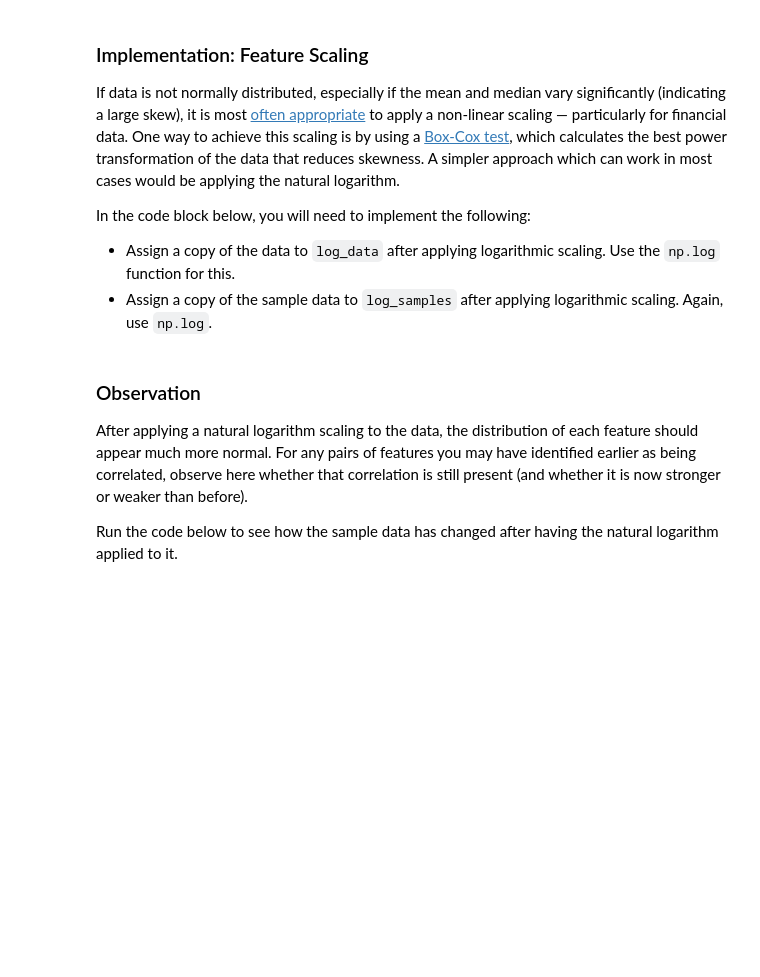
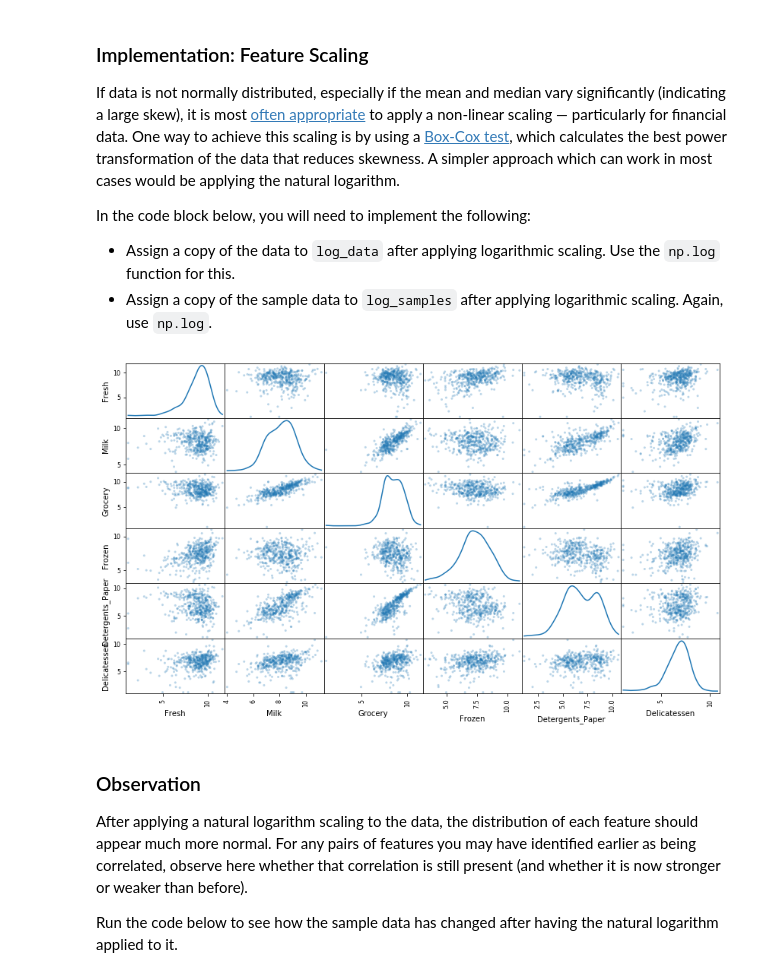
Before and after one commit to fernandolkf/machine-learning, a Jupyter notebook: projects/customer_segments/customer_segments.ipynb, the cells around one changed output. Cells and saved outputs as stored; diff of their text form; code cells hidden in the pictures; blank space fills up the shorter version.

```diff
--- a/projects/customer_segments/customer_segments.ipynb
+++ b/projects/customer_segments/customer_segments.ipynb
@@ -185,13 +185,15 @@ In the code block below, you will need to implement the following:
  - Assign a copy of the sample data to `log_samples` after applying logarithmic scaling. Again, use `np.log`.
 # %%
 # TODO: Scale the data using the natural logarithm
-log_data = None
+log_data = np.log(data)
 
 # TODO: Scale the sample data using the natural logarithm
-log_samples = None
+log_samples = np.log(samples)
 
 # Produce a scatter matrix for each pair of newly-transformed features
 pd.scatter_matrix(log_data, alpha = 0.3, figsize = (14,8), diagonal = 'kde');
+# %% [output]
+[figure, added]
 # %% [markdown]
 ### Observation
 After applying a natural logarithm scaling to the data, the distribution of each feature should appear much more normal. For any pairs of features you may have identified earlier as being correlated, observe here whether that correlation is still present (and whether it is now stronger or weaker than before).
```
Also changed, not shown: parts of 21 cells of this notebook.
